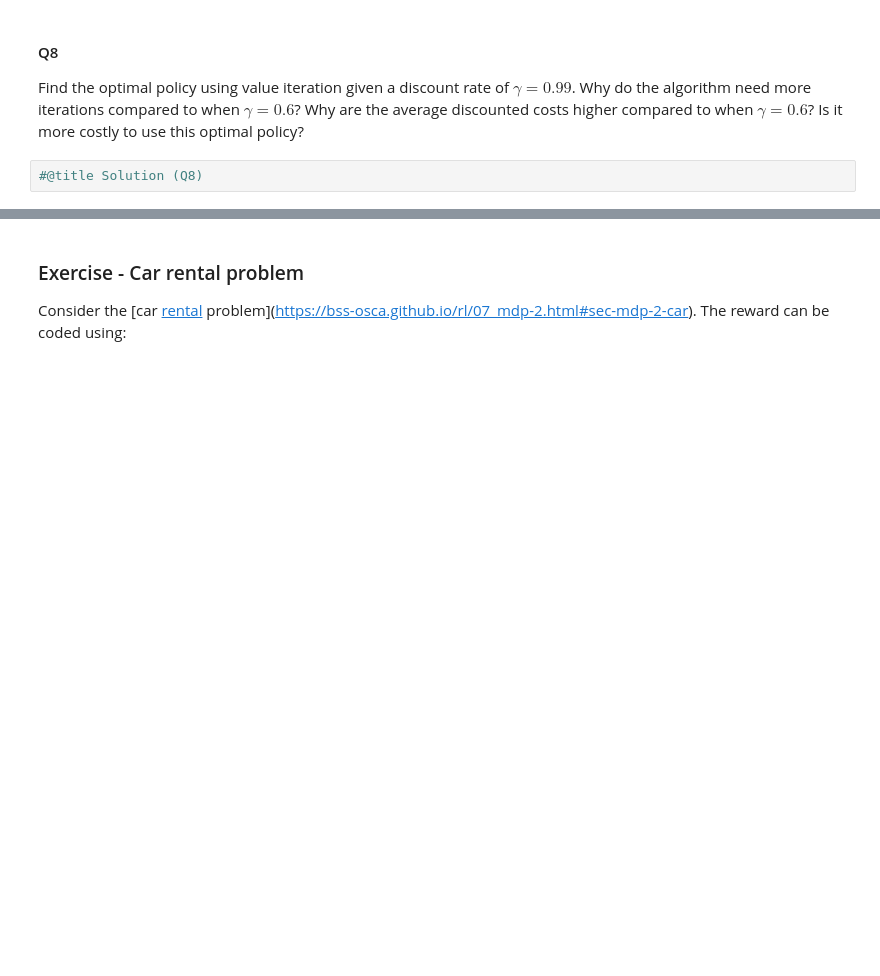
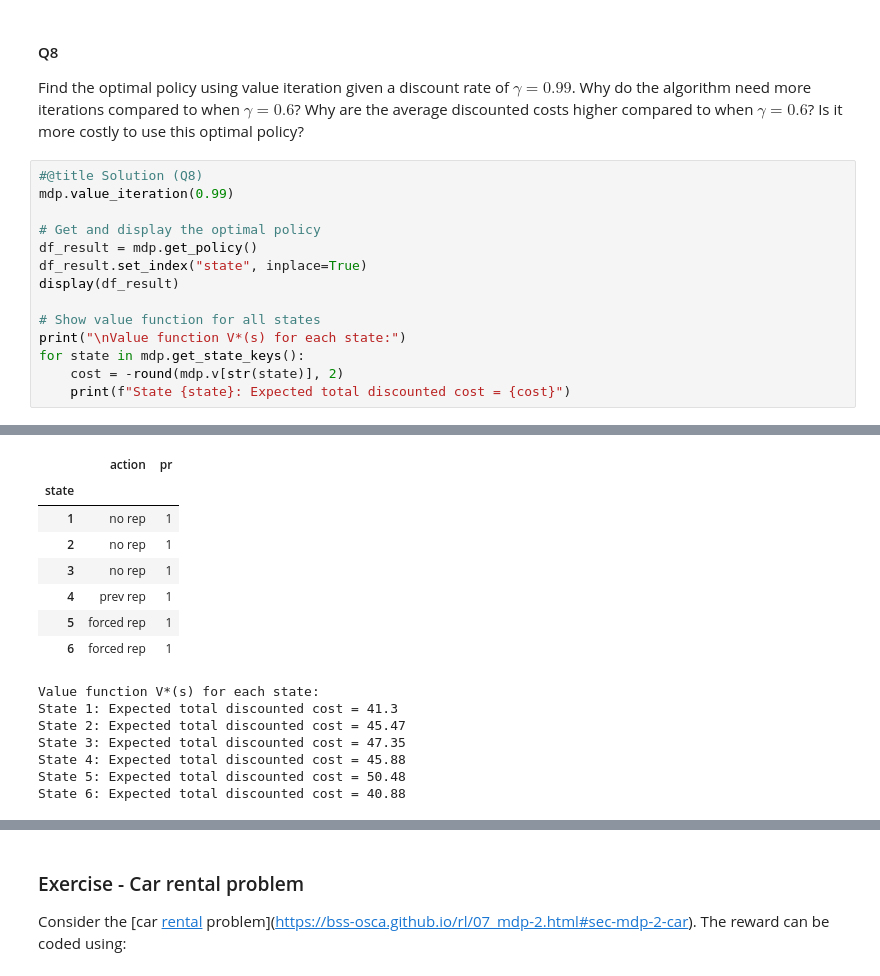
Before and after one commit to Maziger/master-reinforcement-learning, a Jupyter notebook: Notebooks/08_dynamic_programming.ipynb, the cells around one changed output, grey strips where cells are left out. Drawn from its saved outputs; the diff is of its cells as text; blank space fills up the shorter version.

```diff
--- a/Notebooks/08_dynamic_programming.ipynb
+++ b/Notebooks/08_dynamic_programming.ipynb
@@ -1554,5 +1576,18 @@ print("The expected total discounted cost in state 3 is:", -round(___,2))
 #### Q8
 
 Find the optimal policy using value iteration given a discount rate of $\gamma = 0.99$. Why do the algorithm need more iterations compared to when $\gamma = 0.6$? Why are the average discounted costs higher compared to when $\gamma = 0.6$? Is it more costly to use this optimal policy?
-# %%
-#@title Solution (Q8)
+# %%
+#@title Solution (Q8)
+mdp.value_iteration(0.99)
+
+# Get and display the optimal policy
+df_result = mdp.get_policy()
+df_result.set_index("state", inplace=True)
+display(df_result)
+
+# Show value function for all states
+print("\nValue function V*(s) for each state:")
+for state in mdp.get_state_keys():
+    cost = -round(mdp.v[str(state)], 2)
+    print(f"State {state}: Expected total discounted cost = {cost}")
+# %% [output]
@@ -1558,0 +1595,15 @@ Find the optimal policy using value iteration given a discount rate of $\gamma =
+|  | action | pr |
+| state |  |  |
+| 1 | no rep | 1 |
+| 2 | no rep | 1 |
+| 3 | no rep | 1 |
+| 4 | prev rep | 1 |
+| 5 | forced rep | 1 |
+| 6 | forced rep | 1 |
+Value function V*(s) for each state:
+State 1: Expected total discounted cost = 41.3
+State 2: Expected total discounted cost = 45.47
+State 3: Expected total discounted cost = 47.35
+State 4: Expected total discounted cost = 45.88
+State 5: Expected total discounted cost = 50.48
+State 6: Expected total discounted cost = 40.88
```
Also changed, not shown: parts of 7 cells of this notebook.
